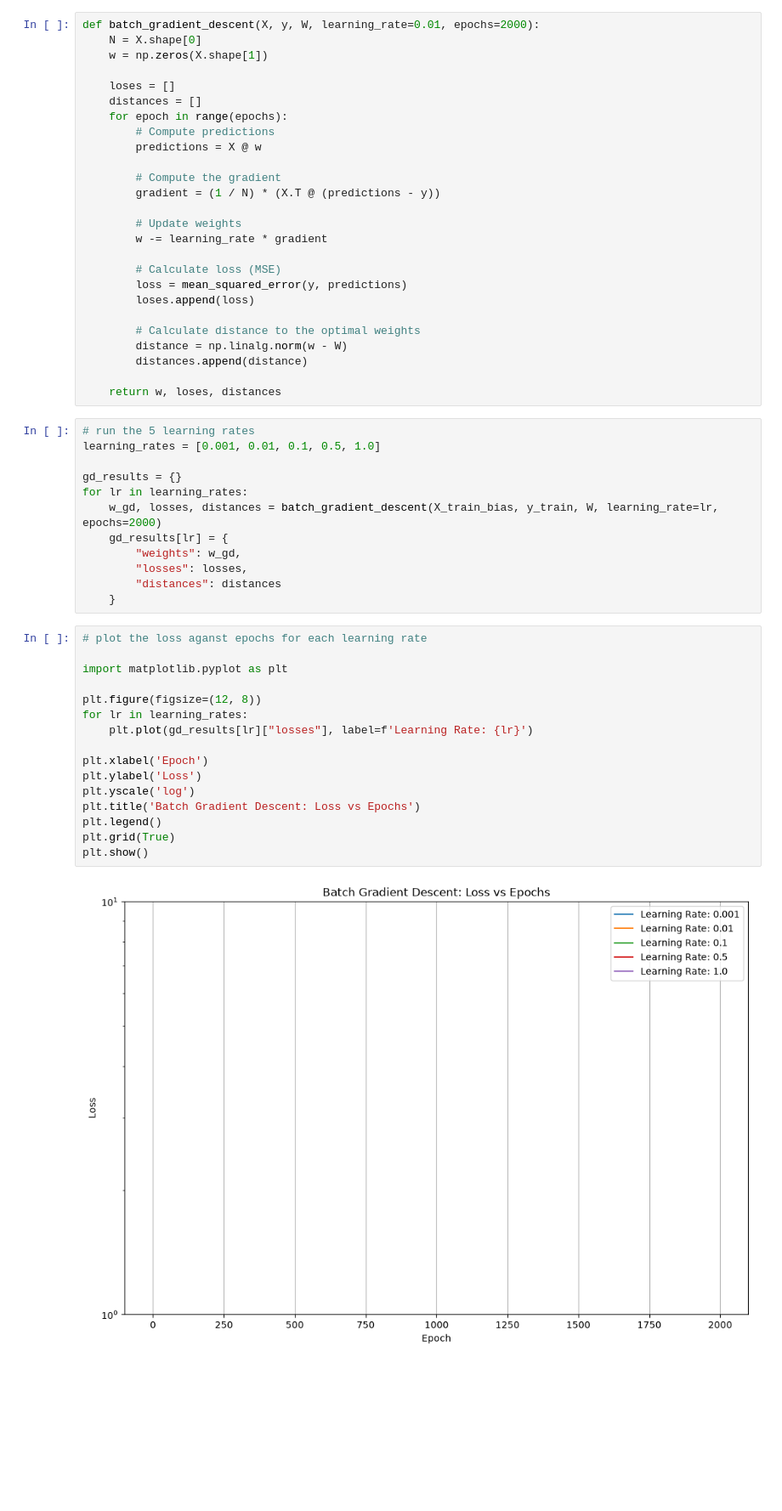
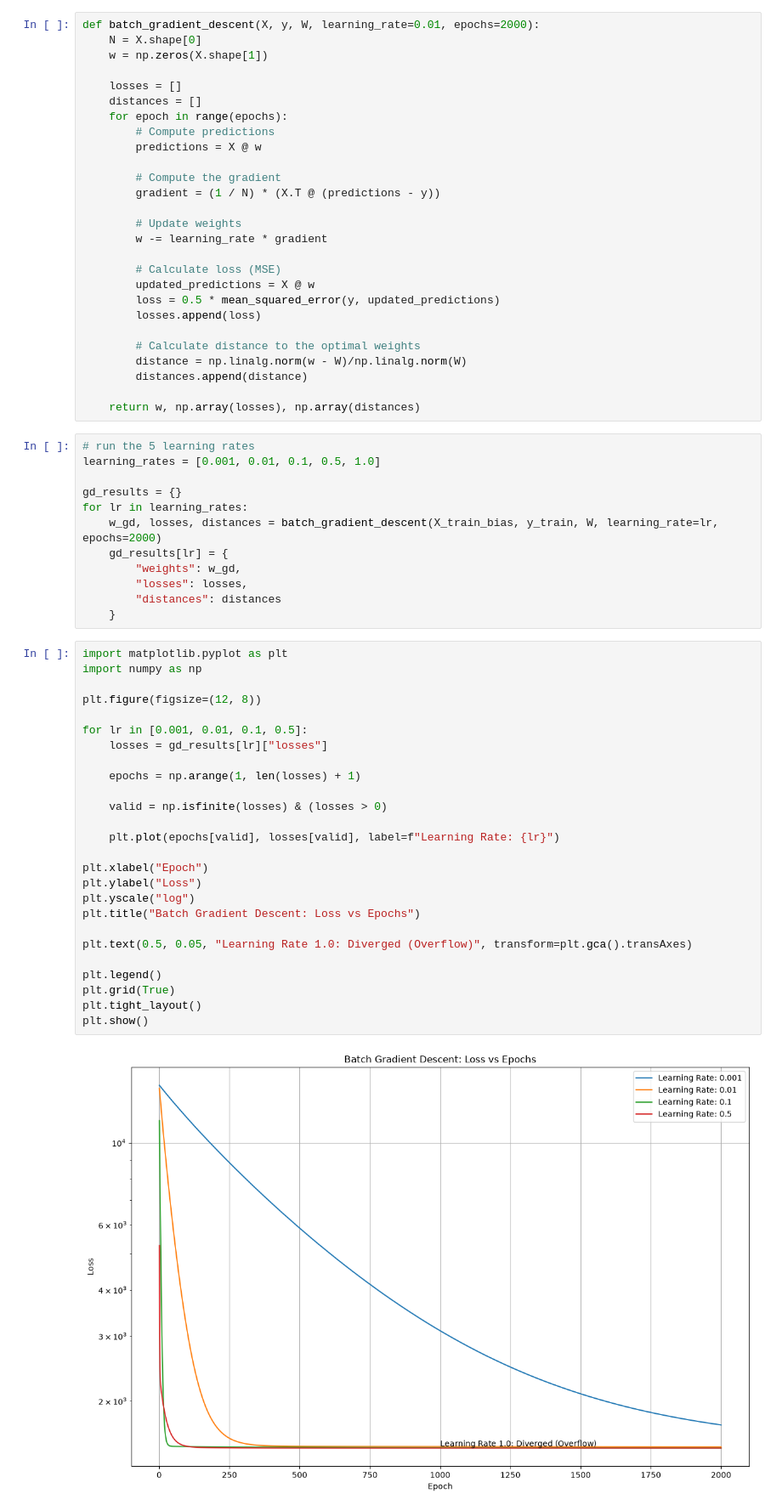
Before and after one commit to RodinaMohamed04/linear-models-and-svm, a Jupyter notebook: lab2.ipynb, the cells around one changed output. Shown at 85% size. Drawn from its saved outputs; the diff is of its cells as text; blank space fills up the shorter version.

```diff
--- a/lab2.ipynb
+++ b/lab2.ipynb
@@ -549,7 +607,7 @@ def batch_gradient_descent(X, y, W, learning_rate=0.01, epochs=2000):
     N = X.shape[0]
     w = np.zeros(X.shape[1])
 
-    loses = []
+    losses = []
     distances = []
     for epoch in range(epochs):
         # Compute predictions
@@ -562,14 +620,15 @@ def batch_gradient_descent(X, y, W, learning_rate=0.01, epochs=2000):
         w -= learning_rate * gradient
 
         # Calculate loss (MSE)
-        loss = mean_squared_error(y, predictions)
-        loses.append(loss)
+        updated_predictions = X @ w
+        loss = 0.5 * mean_squared_error(y, updated_predictions)
+        losses.append(loss)
 
         # Calculate distance to the optimal weights
-        distance = np.linalg.norm(w - W)
+        distance = np.linalg.norm(w - W)/np.linalg.norm(W)
         distances.append(distance)
 
-    return w, loses, distances
+    return w, np.array(losses), np.array(distances)
 # %%
 # run the 5 learning rates
 learning_rates = [0.001, 0.01, 0.1, 0.5, 1.0]
@@ -583,21 +642,31 @@ for lr in learning_rates:
         "distances": distances
     }
 # %%
-# plot the loss aganst epochs for each learning rate
-
 import matplotlib.pyplot as plt
+import numpy as np
 
 plt.figure(figsize=(12, 8))
-for lr in learning_rates:
-    plt.plot(gd_results[lr]["losses"], label=f'Learning Rate: {lr}')
 
-plt.xlabel('Epoch')
-plt.ylabel('Loss')
-plt.yscale('log')
-plt.title('Batch Gradient Descent: Loss vs Epochs')
+for lr in [0.001, 0.01, 0.1, 0.5]:
+    losses = gd_results[lr]["losses"]
+
+    epochs = np.arange(1, len(losses) + 1)
+
+    valid = np.isfinite(losses) & (losses > 0)
+
+    plt.plot(epochs[valid], losses[valid], label=f"Learning Rate: {lr}")
+
+plt.xlabel("Epoch")
+plt.ylabel("Loss")
+plt.yscale("log")
+plt.title("Batch Gradient Descent: Loss vs Epochs")
+
+plt.text(0.5, 0.05, "Learning Rate 1.0: Diverged (Overflow)", transform=plt.gca().transAxes)
+
 plt.legend()
 plt.grid(True)
+plt.tight_layout()
 plt.show()
 # %% [output]
-[figure, old version]
+[figure, new version]
 # %%
```
Also changed, not shown: parts of 12 cells of this notebook.
